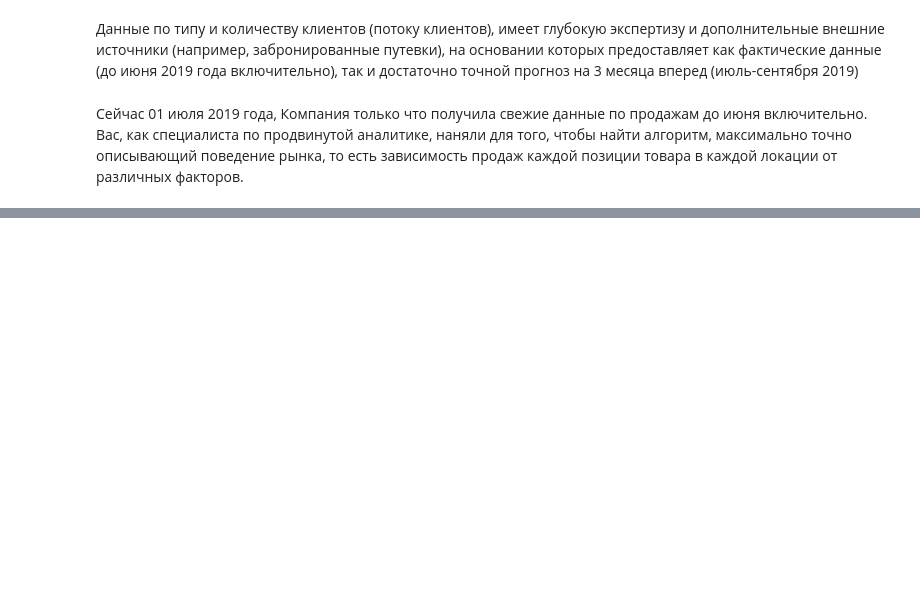
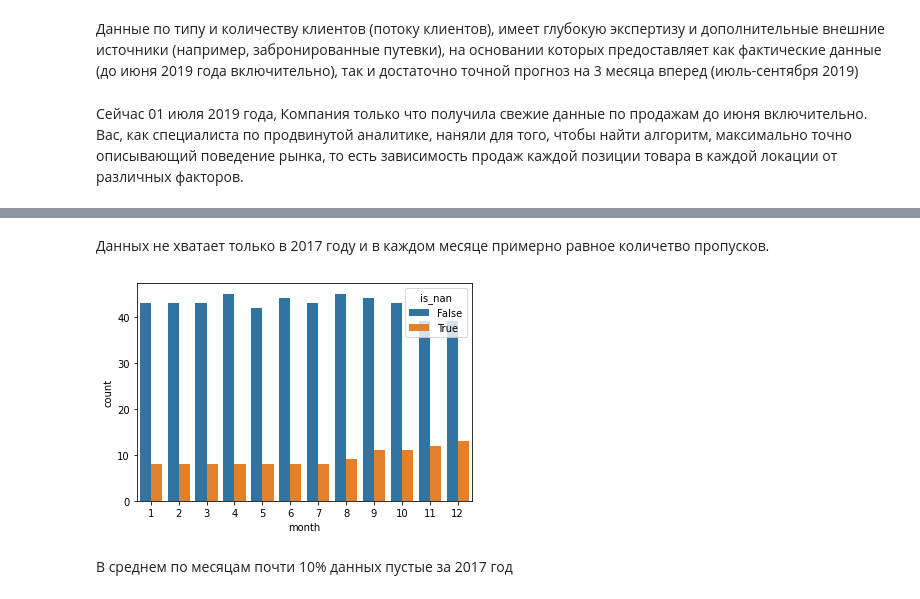
Before and after one commit to D7nis/SalesCompany_AT, a Jupyter notebook: SalesCompany_AT.ipynb, the cells around one changed output, grey strips where cells are left out. Cells and saved outputs as stored; diff of their text form; code cells hidden in the pictures; blank space fills up the shorter version.

Commit message:
sku visualization

```diff
--- a/SalesCompany_AT.ipynb
+++ b/SalesCompany_AT.ipynb
@@ -34,0 +46,2 @@ import pandas as pd
+# %%
+df_s = pd.read_csv("data/sales.tsv", sep='\t')
@@ -34,0 +171,10 @@ import pandas as pd
+# %% [markdown]
+Данных не хватает только в 2017 году и в каждом месяце примерно равное количетво пропусков.
+# %%
+df_s['is_nan'] = df_s['price'].apply(lambda x: math.isnan(x))
+# %%
+sns.countplot(data=df_s[df_s['year']==2017], x='month', hue='is_nan');
+# %% [output]
+[figure, added]
+# %% [markdown]
+В среднем по месяцам почти 10% данных пустые за 2017 год
```
Also changed, not shown: parts of 73 cells of this notebook, 1 other file.
